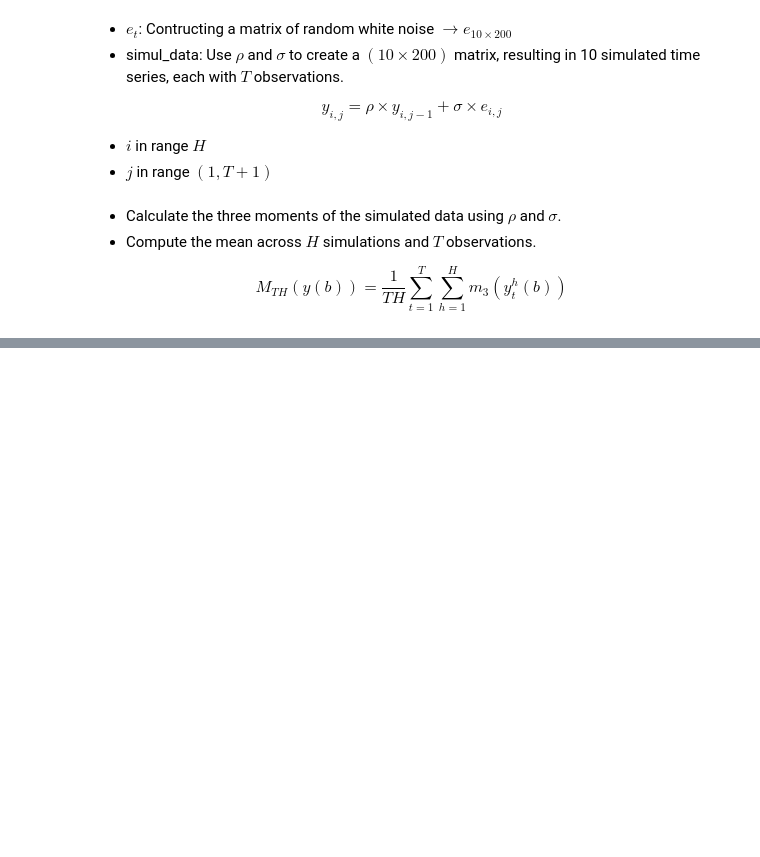
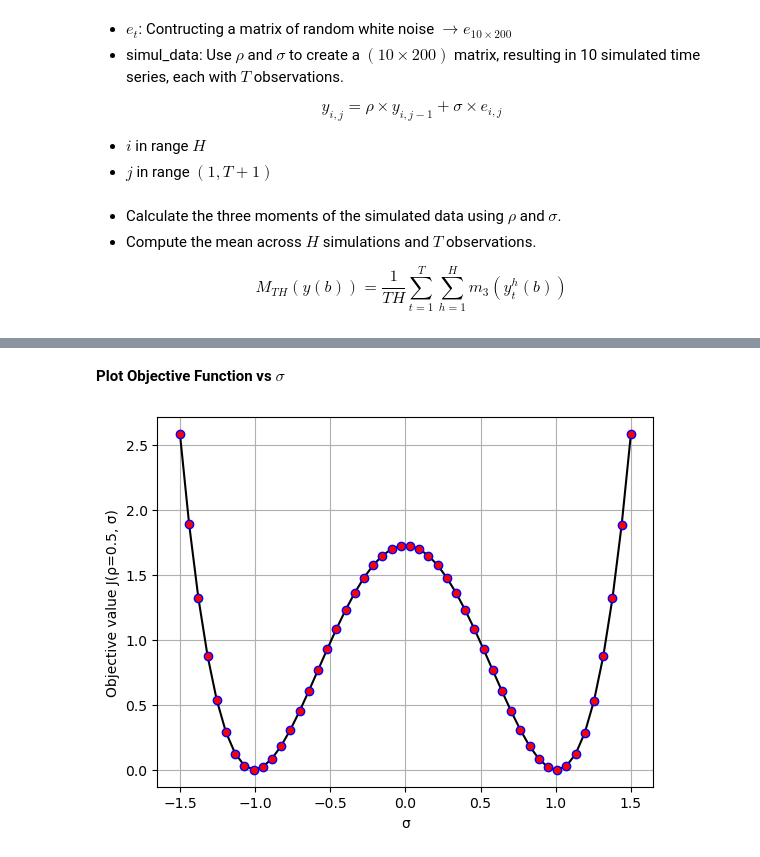
Before and after one commit to Mahan-Rezaeiii/Simulated-Method-of-Moments, a Jupyter notebook: Code/main.ipynb, the cells around one changed output, grey strips where cells are left out. Drawn from its saved outputs; the diff is of its cells as text; code cells hidden in the pictures; blank space fills up the shorter version.

Commit message:
Objective Function

```diff
--- a/Code/main.ipynb
+++ b/Code/main.ipynb
@@ -240,0 +252,28 @@ where;
+# %%
+def obj_func(par_ls, w = np.eye(3), moment_idx=[0,1,2]):
+    rho , sigma = par_ls
+    MTH_y = simul_moment(rho, sigma)[0].reshape(-1,1)
+    MT_x1 = MT_x.reshape(-1,1)
+    MTH_y = MTH_y[moment_idx]
+    MT_x1 = MT_x1[moment_idx]
+    diff = MT_x1 - MTH_y
+    JTH = diff.T @ w @ diff
+    return JTH.item()
+# %% [markdown]
+**Plot Objective Function vs $\sigma$**
+# %%
+rho_fixed = 0.5
+sigma_vals = np.linspace(-1.5, 1.5, 50)
+
+J_vals = [obj_func([rho_fixed, s], w=np.eye(2), moment_idx=[0, 1]) for s in sigma_vals]
+
+plt.figure()
+plt.plot(sigma_vals, J_vals, marker='.', markersize=12,
+    markerfacecolor='red', markeredgecolor='blue',
+    linestyle='-', color='black')
+plt.xlabel("σ")
+plt.ylabel("Objective value J(ρ=0.5, σ)")
+plt.grid(True)
+plt.show()
+# %% [output]
+[figure, added]
```
Also changed, not shown: parts of 3 cells of this notebook.
